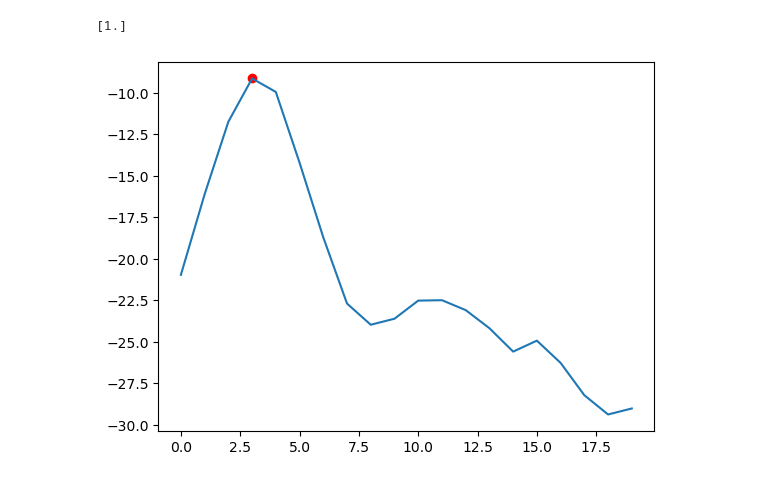
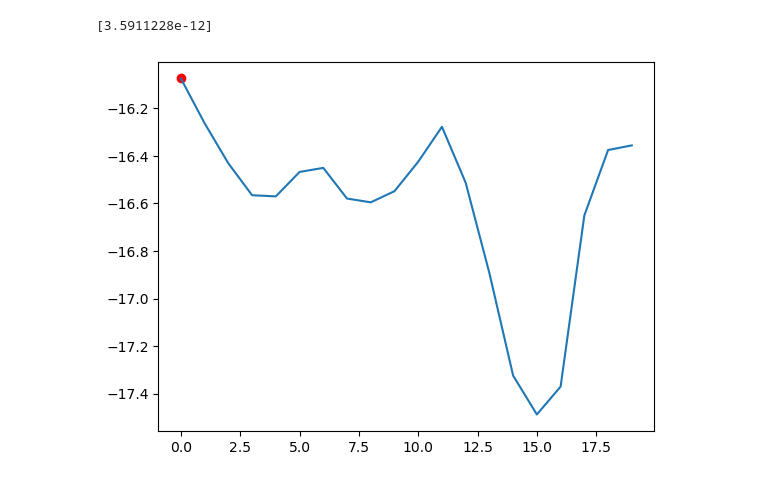
Before and after one commit to enter-opy/everest, a Jupyter notebook: train.ipynb, the cells around one changed output. Drawn from its saved outputs; the diff is of its cells as text; code cells hidden in the pictures.

```diff
--- a/train.ipynb
+++ b/train.ipynb
@@ -22,6 +139,7 @@ targets = np.array(targets)
 # %%
-X_train, X_test, y_train, y_test = train_test_split(inputs, targets, test_size=0.1)
-X_train, X_validation, y_train, y_validation = train_test_split(inputs, targets, test_size=0.1)
+X_train, X_test, y_train, y_test = train_test_split(inputs, labels, test_size=0.1)
+X_train, X_validation, y_train, y_validation = train_test_split(inputs, labels, test_size=0.1)
 X_train = X_train[..., np.newaxis]
 X_test = X_test[..., np.newaxis]
 X_validation = X_validation[..., np.newaxis]
+input_shape = X_train[0].shape
@@ -35,12 +150,12 @@ input_shape
 model = Sequential()
 
 model.add(Input(shape=input_shape))
-model.add(Conv1D(filters=20, kernel_size=3, activation='relu', input_shape=input_shape))
-model.add(Conv1D(filters=16, kernel_size=3, activation='relu'))
-model.add(Conv1D(filters=8, kernel_size=3, activation='relu'))
+model.add(Conv1D(filters=20, kernel_size=5, activation='relu', input_shape=input_shape))
+model.add(MaxPooling1D(pool_size=2))
+model.add(Conv1D(filters=40, kernel_size=5, activation='relu'))
+model.add(Conv1D(filters=60, kernel_size=3, activation='relu'))
 model.add(Flatten())
-model.add(Dense(16, activation='relu'))
-model.add(Dense(8, activation='relu'))
+model.add(Dense(20, activation='relu'))
 model.add(Dense(4, activation='relu'))
 model.add(Dense(1, activation='sigmoid'))
 # %%
@@ -74,3 +183,3 @@ Model: "sequential_18"
 # %%
-history = model.fit(X_train, y_train, validation_data=(X_validation, y_validation), epochs=100)
+history = model.fit(X_train, y_train, validation_data=(X_validation, y_validation), epochs=50)
 # %% [output]
@@ -94,2 +203,2 @@ Epoch 100/100
 # %%
-prediction = model.predict(X_test, verbose=0)
+prediction = model.predict(X_test)
@@ -96,10 +207,10 @@ prediction = model.predict(X_test, verbose=0)
 # %%
-plt.plot(X_test[78])
-plt.scatter(np.argmax(X_test[78]), max(X_test[78]), c='r')
-print(prediction[78])
+plt.plot(X_test[77])
+plt.scatter(np.argmax(X_test[77]), max(X_test[77]), c='r')
+print(prediction[77])
 # %% [output]
-[1.]
+[3.5911228e-12]
-[figure, old version]
+[figure, new version]
 # %%
 plt.plot(X_test[62])
 plt.scatter(np.argmax(X_test[62]), max(X_test[62]), c='r')
```
Also changed, not shown: parts of 22 cells of this notebook, 3 other files.
